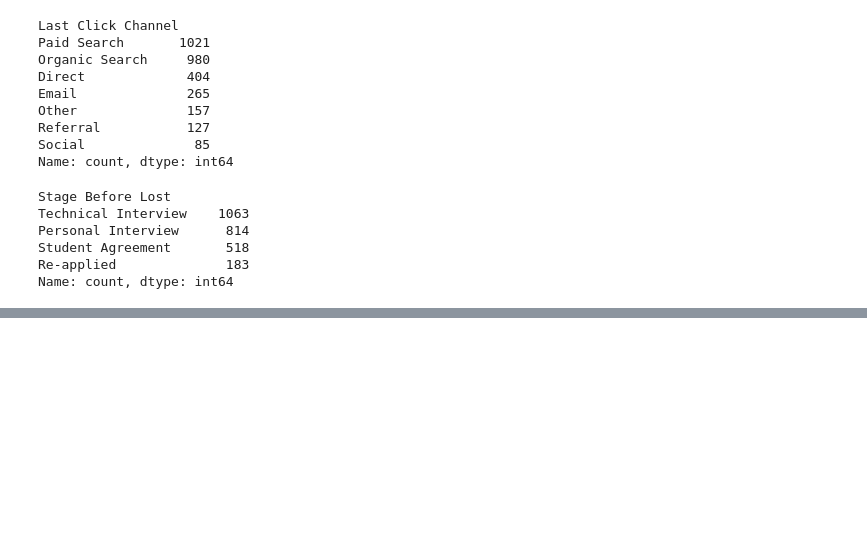
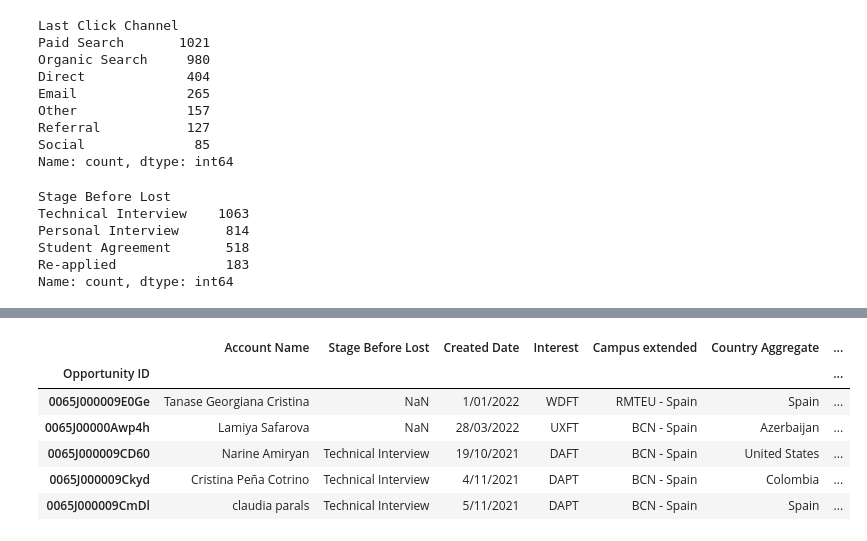
Before and after one commit to veronicamonper/Dashboard_Project, a Jupyter notebook: notebooks/1-eda_inicial.ipynb, the cells around one changed output, grey strips where cells are left out. Cells and saved outputs as stored; diff of their text form; code cells hidden in the pictures; blank space fills up the shorter version.

```diff
--- a/notebooks/1-eda_inicial.ipynb
+++ b/notebooks/1-eda_inicial.ipynb
@@ -40,0 +83,18 @@ Name: count, dtype: int64
+# %%
+
+# Cambiamos formato a datetime
+df1['Close Date'] = pd.to_datetime(df1['Close Date'], format='%d/%m/%Y')
+
+# Convertimos la columna de fecha al formato año mes día
+df1['nueva_fecha'] = pd.to_datetime(df1['Close Date'].dt.strftime('%Y-%m-%d'))
+# %%
+df2 = df1.drop('Close Date', axis=1).rename(columns={'nueva_fecha': 'Close Date'})
+df2.head()
+# %% [output]
+|  | Account Name | Stage Before Lost | Created Date | Interest | Campus extended | Country Aggregate | ... |
+| Opportunity ID |  |  |  |  |  |  | ... |
+| 0065J000009E0Ge | Tanase Georgiana Cristina | NaN | 1/01/2022 | WDFT | RMTEU - Spain | Spain | ... |
+| 0065J00000Awp4h | Lamiya Safarova | NaN | 28/03/2022 | UXFT | BCN - Spain | Azerbaijan | ... |
+| 0065J000009CD60 | Narine Amiryan | Technical Interview | 19/10/2021 | DAFT | BCN - Spain | United States | ... |
+| 0065J000009Ckyd | Cristina Peña Cotrino | Technical Interview | 4/11/2021 | DAPT | BCN - Spain | Colombia | ... |
+| 0065J000009CmDl | claudia parals | Technical Interview | 5/11/2021 | DAPT | BCN - Spain | Spain | ... |
```
Also changed, not shown: parts of 21 cells of this notebook, 2 other files.
